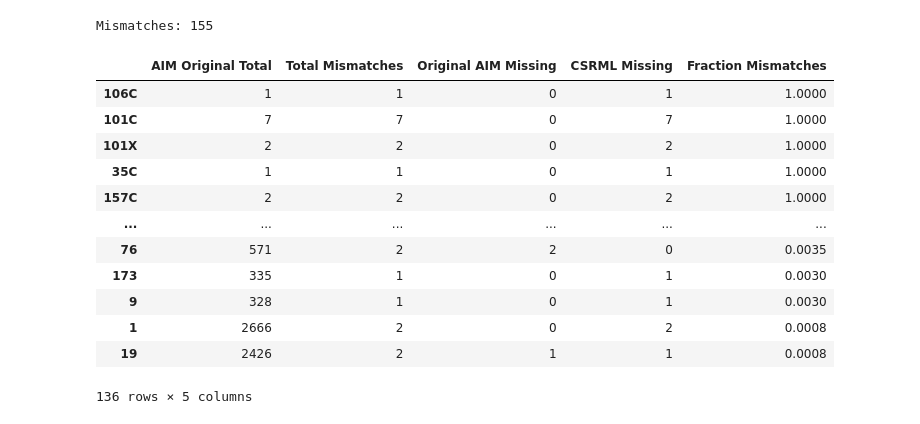
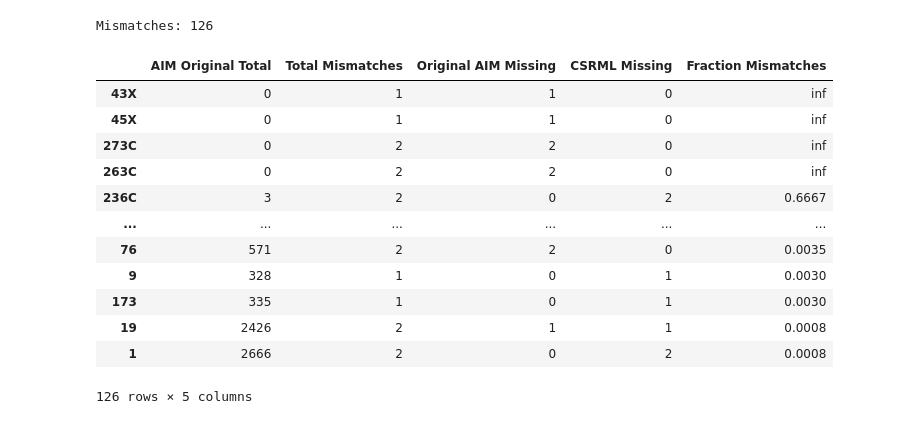
Before and after one commit to patlewig/aim, a Jupyter notebook: notebooks/AIM_Check.ipynb, the cells around one changed output. Cells and saved outputs as stored; diff of their text form; code cells hidden in the pictures.

```diff
--- a/notebooks/AIM_Check.ipynb
+++ b/notebooks/AIM_Check.ipynb
@@ -36,7 +23,7 @@ See the caveats in the documentation: https://pandas.pydata.org/pandas-docs/stab
 # Create a list of the CRSML Chemotypes from the fingerprint file generated in Chemotyper
 # (Chemotyper Inputs: Chemotype set file: AIM_V_1.xml, Structures: first_5000.sdf) --> Chemotyper Output: AIM_vs_first_5000.csv
 
-df_chemo = pd.read_csv("AIM_V1_vs_fooba_5030.csv")
+df_chemo = pd.read_csv("AIM_V1_vs_fooba_5032.csv")
 df_chemo = df_chemo.rename(columns={'M_SMILES':'SMILES'})
 df_chemo['Chemo_list'] = df_chemo.apply(lambda x: x.index[x == 1].tolist(), axis=1)
 df_chemo = df_chemo[['SMILES','Chemo_list']]
@@ -48,4 +35,4 @@ df_join = df_join[['CASRN','SMILES','AIM_list', 'Chemo_list']]
 df_join = df_join.drop_duplicates(subset=['SMILES'])
 #df_join.to_csv('AIM_ChemoType_Bench_first600.csv')
 
-df_join
+#df_join
@@ -192,24 +149,10 @@ diff_count = dict(counter_diff)
 fraction_mismatched = {k: round(diff_count[k] / float(AIM_count[k]),3) for k in diff_count if k in AIM_count}
 fraction_sorted = dict(sorted(fraction_mismatched.items(), key=lambda item: -item[1]))
 #print(fraction_mismatched)
-entries_to_remove = ('91C','91C_a','200C','200C_a','123C', '123C_a',
-                     '12','12_a','3_a','3','137', '146', '96E', '328C', '306C',
-                     '66E', '67E', '90E', '100C', '100Ca', '13C', '13C_a',
-                     '13C_b','13C_c','13C_d','13C_e', '13C_f', '13C_g',
-                     '13C_h', '8', '8_a', '8_b', '82C_a', '82C',
-                     '183C', '183C_a', '171','171_a', '216', '216_a',
-                     '2', '86C', '99C', '99C_a', '25', '30', '14C',
-                     '14C_a', '40', '251C', '24_a', '34C', '34C_a',
-                     '35C', '35C_a', '101X', '106C_a', '157C',
-                     '157C_a', '157C_b', '101C', '101C_a',
-                     '106C', '106C_a', '106C_b', '23C', '62E',
-                     '7C', '7C_a', '7C_b', '121', '164',
-                     '26C','26C_a','26C_b','26C_c','26C_d',
-                     '191C', '191C_a', '107C_a', '107C_b', '107C',
-                     '40C')
+
 #121, 164 - both Nitroso, N+5 Valence
 
-for k in entries_to_remove:
+for k in exceptions:
     fraction_sorted.pop(k, None)
 
 keys = fraction_sorted.keys()
@@ -224,6 +167,6 @@ plt.title('AIM vs CSRML')
 #plt.xticks(key_len, keys)
 plt.show()
 
-#print(fraction_sorted)
+print(fraction_sorted)
 # %% [output]
 [figure]
@@ -243,33 +187,18 @@ duplicates = ['137', '146', '96E', '328C', '306C', '66E', '67E', '90E']
 #             '99','5C','14C','191C','40C', '181C', '84', '191C', '62E', '121',
 #             '178', '43', '25', '151C', '155C', '82C']  # maybe 121; CAS 69749, 61734,75172, 50760, 58253 is wrong on AIM, (weird aromatic)
 
-entries_to_remove = ['91C','91C_a','200C','200C_a','123C', '123C_a',
-                     '12','12_a','3_a','3','137', '146', '96E', '328C', '306C',
-                     '66E', '67E', '90E', '100C', '100Ca', '13C', '13C_a',
-                     '13C_b','13C_c','13C_d','13C_e', '13C_f', '13C_g',
-                     '13C_h', '8', '8_a', '8_b', '82C_a', '82C',
-                     '183C', '183C_a', '171','171_a', '216', '216_a',
-                     '2', '86C', '99C', '99C_a', '25', '30', '14C',
-                     '14C_a', '40', '251C', '24_a', '34C', '34C_a',
-                     '35C', '35C_a', '101X', '106C_a', '157C',
-                     '157C_a', '157C_b', '101C', '101C_a',
-                     '106C', '106C_a', '106C_b', '23C', '62E',
-                     '7C', '7C_a', '7C_b', '121', '164',
-                     '26C','26C_a','26C_b','26C_c','26C_d',
-                     '191C', '191C_a', '107C_a', '107C_b', '107C',
-                     '40C']
 
 
 
-final_list = list(set(i) - set(duplicates)- set(entries_to_remove))
+final_list = list(set(i) - set(duplicates)- set(exceptions))
 print("Mismatches:", len(final_list))   # Length of list (# unique different fragments)
 # %% [output]
-Mismatches: 155
+Mismatches: 126
 # %%
-# Takes a few minutes to run
+# May Take a few minutes to run
 df_join
 fragments = []
-for row in df_join["AIM_list"]:  #Possibly switch to Difference columns in case the CSRML matches with fragments that do not show up at all within the dataset for AIM
+for row in df_join["Difference"]:  #Possibly switch to Difference columns in case the CSRML matches with fragments that do not show up at all within the dataset for AIM
   for fragment in row:
     fragments.append(fragment)
 
@@ -301,9 +230,6 @@ for i in fragments:
 diffs_dict = dict(zip(fragments,diffs))
 diffs_dict = {key:val for key, val in diffs_dict.items() if val[1] != 0}  #Get rid of ones with no total diffs
 
-
-#diffs_dict.values()
-#diffs_dict
 
 # [TOTAL Original AIM, TOTAL MISMATCH, AIM MISSING, CSRML MISSING]
 
@@ -311,29 +237,34 @@ diffs_dict = {key:val for key, val in diffs_dict.items() if val[1] != 0}  #Get r
 # TOTAL MISMATCH - When presence of feature in only one set
 #AIM MISSING -- means that the CSRML version is matching with structures which do NOT contain the AIM fragment it is trying to represent (Underspecification)
 #CSRML MISSING -- means that the CSRML version is NOT matching with structures which do contain the AIM fragment it is trying to represent (Overspecification)
+
+
+
+for k in exceptions:
+    diffs_dict.pop(k, None)
 # %%
 df_diff = pd.DataFrame.from_dict(diffs_dict).T
 df_diff = df_diff.rename(columns={df_diff.columns[0]:'AIM Original Total',df_diff.columns[1]:'Total Mismatches',df_diff.columns[2]:'Original AIM Missing',df_diff.columns[3]:'CSRML Missing'})
 
 df_diff['Fraction Mismatches'] = np.round(df_diff['Total Mismatches']/df_diff['AIM Original Total'],4)
 
-
+df_diff.to_excel('Mismatch_table.xlsx')
 df_diff.sort_values(by=['Fraction Mismatches'], ascending=False)
 #print(list(df_diff['Fraction Mismatches']))
 # %% [output]
 |  | AIM Original Total | Total Mismatches | Original AIM Missing | CSRML Missing | Fraction Mismatches |
-| 106C | 1 | 1 | 0 | 1 | 1.0000 |
-| 101C | 7 | 7 | 0 | 7 | 1.0000 |
-| 101X | 2 | 2 | 0 | 2 | 1.0000 |
-| 35C | 1 | 1 | 0 | 1 | 1.0000 |
-| 157C | 2 | 2 | 0 | 2 | 1.0000 |
+| 43X | 0 | 1 | 1 | 0 | inf |
+| 45X | 0 | 1 | 1 | 0 | inf |
+| 273C | 0 | 2 | 2 | 0 | inf |
+| 263C | 0 | 2 | 2 | 0 | inf |
+| 236C | 3 | 2 | 0 | 2 | 0.6667 |
 | ... | ... | ... | ... | ... | ... |
 | 76 | 571 | 2 | 2 | 0 | 0.0035 |
+| 9 | 328 | 1 | 0 | 1 | 0.0030 |
 | 173 | 335 | 1 | 0 | 1 | 0.0030 |
-| 9 | 328 | 1 | 0 | 1 | 0.0030 |
+| 19 | 2426 | 2 | 1 | 1 | 0.0008 |
 | 1 | 2666 | 2 | 0 | 2 | 0.0008 |
-| 19 | 2426 | 2 | 1 | 1 | 0.0008 |
-136 rows × 5 columns
+126 rows × 5 columns
 # %%
 keys = diffs_dict.keys()
 
```
Also changed, not shown: parts of 6 cells of this notebook.
